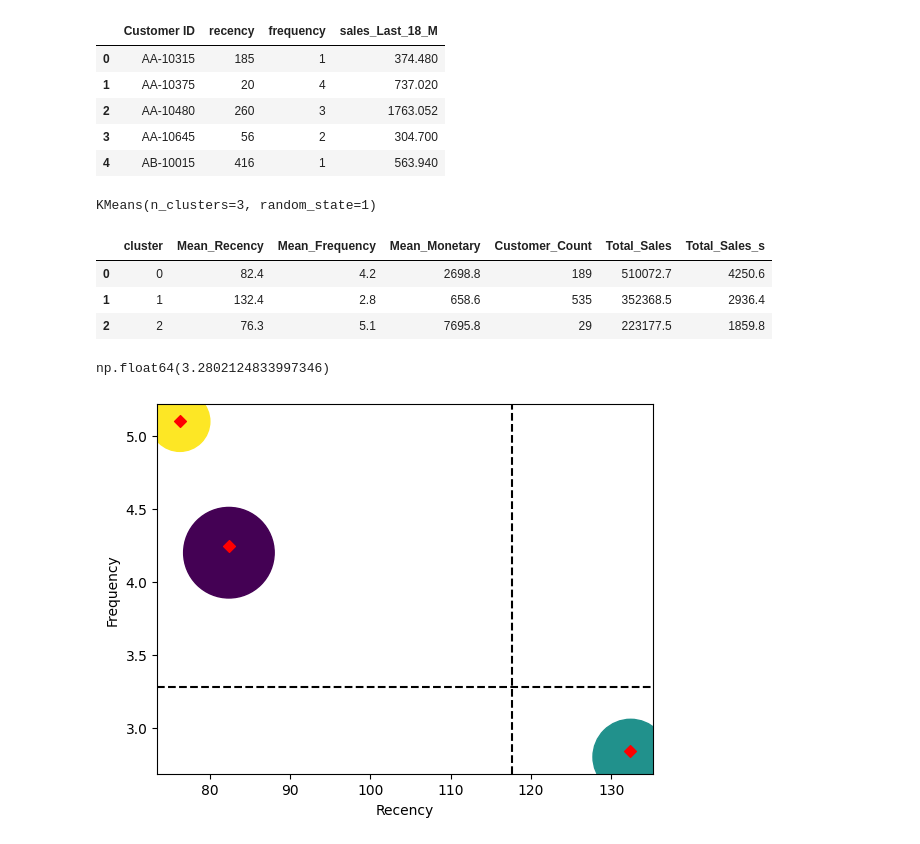
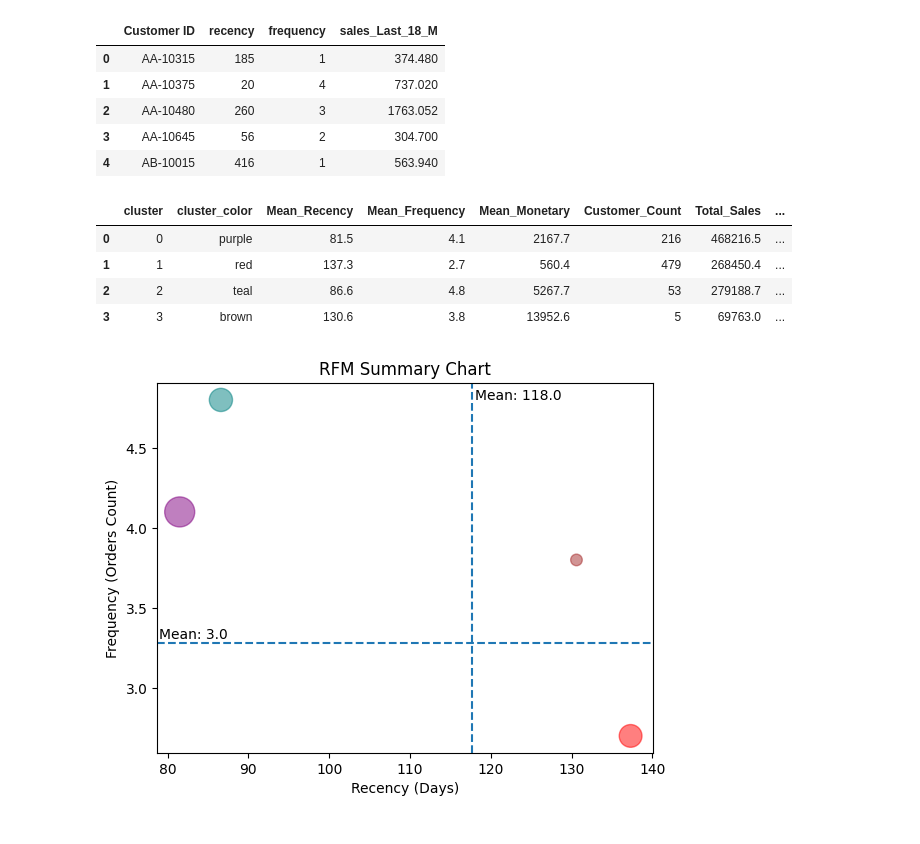
Before and after one commit to waseemshammout/amazon_customer_segmentation, a Jupyter notebook: notebook.ipynb, the cells around one changed output. Saved outputs shown, nothing was run; the diff lists cells and outputs as text; code cells hidden in the pictures.

```diff
--- a/notebook.ipynb
+++ b/notebook.ipynb
@@ -51,17 +51,16 @@ datamart.head()
 | 3 | AA-10645 | 56 | 2 | 304.700 |
 | 4 | AB-10015 | 416 | 1 | 563.940 |
 # %%
-datamart['R'] = pd.qcut(datamart['recency'], q=4, labels=[4,3,2,1])
-datamart['F'] = pd.qcut(datamart['frequency'], q=4, labels=[1,2,3,4])
-datamart['M'] = pd.qcut(datamart['sales_Last_18_M'], q=4, labels=[1,2,3,4])
-datamart['segment_label'] = datamart['R'].astype(str) + datamart['F'].astype(str) + datamart['M'].astype(str)
-datamart['segment_score'] = datamart['R'].astype(int) + datamart['F'].astype(int) + datamart['M'].astype(int)
+# datamart['R'] = pd.qcut(datamart['recency'], q=4, labels=[4,3,2,1])
+# datamart['F'] = pd.qcut(datamart['frequency'], q=4, labels=[1,2,3,4])
+# datamart['M'] = pd.qcut(datamart['sales_Last_18_M'], q=4, labels=[1,2,3,4])
+# datamart['segment_label'] = datamart['R'].astype(str) + datamart['F'].astype(str) + datamart['M'].astype(str)
+# datamart['segment_score'] = datamart['R'].astype(int) + datamart['F'].astype(int) + datamart['M'].astype(int)
 # %%
 samples = datamart[['recency','frequency','sales_Last_18_M']].values
 # %%
 from sklearn.cluster import KMeans
 
-km = KMeans(n_clusters=3, random_state=1)
+km = KMeans(n_clusters=4, random_state=1)
 km.fit(samples)
+datamart['cluster'] = km.labels_
-# %% [output]
-KMeans(n_clusters=3, random_state=1)
@@ -70,20 +67,24 @@ datamart['cluster'] = km.labels_
+# %%
+colors = {0:'purple',1:'red',2:'teal',3:'brown'}
+datamart['cluster_color'] = datamart['cluster'].map(colors)
 # %%
 customer_cluster_summary = (
-    datamart.groupby("cluster").agg(
+    datamart.groupby(['cluster',"cluster_color"]).agg(
         Mean_Recency=("recency", "mean"),
         Mean_Frequency=("frequency", "mean"),
         Mean_Monetary=("sales_Last_18_M", "mean"),
         Customer_Count=("Customer ID", "count"),
         Total_Sales=("sales_Last_18_M", "sum"),
-        Total_Sales_s=("sales_Last_18_M", lambda x: sum(x / 120)),
+        Total_Sales_K=("sales_Last_18_M", lambda x: sum(x / 1000)),
     ).round(1)
 ).reset_index()
 customer_cluster_summary
 # %% [output]
-|  | cluster | Mean_Recency | Mean_Frequency | Mean_Monetary | Customer_Count | Total_Sales | Total_Sales_s |
-| 0 | 0 | 82.4 | 4.2 | 2698.8 | 189 | 510072.7 | 4250.6 |
-| 1 | 1 | 132.4 | 2.8 | 658.6 | 535 | 352368.5 | 2936.4 |
-| 2 | 2 | 76.3 | 5.1 | 7695.8 | 29 | 223177.5 | 1859.8 |
+|  | cluster | cluster_color | Mean_Recency | Mean_Frequency | Mean_Monetary | Customer_Count | Total_Sales | ... |
+| 0 | 0 | purple | 81.5 | 4.1 | 2167.7 | 216 | 468216.5 | ... |
+| 1 | 1 | red | 137.3 | 2.7 | 560.4 | 479 | 268450.4 | ... |
+| 2 | 2 | teal | 86.6 | 4.8 | 5267.7 | 53 | 279188.7 | ... |
+| 3 | 3 | brown | 130.6 | 3.8 | 13952.6 | 5 | 69763.0 | ... |
 # %%
 r_line = datamart['recency'].mean()
 f_line = datamart['frequency'].mean()
@@ -91,23 +91,27 @@ f_line = datamart['frequency'].mean()
 # customer_cluster_summary['Mean_Frequency'].mean()
-# %%
-f_line
-# %% [output]
-np.float64(3.2802124833997346)
 # %%
 import matplotlib.pyplot as plt
 
 # plt.scatter(data=datamart, x='recency', y='frequency', c='cluster', s='sales_Last_18_M')
 # plt.scatter(data=datamart, x='recency', y='frequency', c='cluster')
-plt.scatter(data=customer_cluster_summary, x='Mean_Recency', y='Mean_Frequency', s='Total_Sales_s', c='cluster')
-plt.scatter(x=km.cluster_centers_[:,0], y=km.cluster_centers_[:,1], marker='D', c='red')
-plt.axhline(y=f_line, color='k', linestyle='--', label='Mean='+str(f_line))
-plt.axvline(x=r_line, color='k', linestyle='--', label='Mean='+str(r_line))
-
+plt.scatter(
+    data=customer_cluster_summary,
+    x="Mean_Recency",
+    y="Mean_Frequency",
+    s="Total_Sales_K",
+    c=colors.values(),
+    alpha=0.5,
+)
+plt.title("RFM Summary Chart")
+plt.axhline(y=f_line, linestyle="--", label="Mean=" + str(f_line))
+plt.axvline(x=r_line, linestyle="--", label="Mean=" + str(r_line))
+plt.text(x=79, y=3.31, s="Mean: " + str(round(f_line, 0)))
+plt.text(x=118, y=4.8, s="Mean: " + str(round(r_line, 0)))
 # plt.legend()
 # plt.xlim(0, 150)
 # plt.ylim(0, 6)
-plt.xlabel('Recency')
-plt.ylabel('Frequency')
+plt.xlabel("Recency (Days)")
+plt.ylabel("Frequency (Orders Count)")
 plt.show()
 # %% [output]
-[figure, old version]
+[figure, new version]
```
Also changed, not shown: parts of 4 cells of this notebook.
